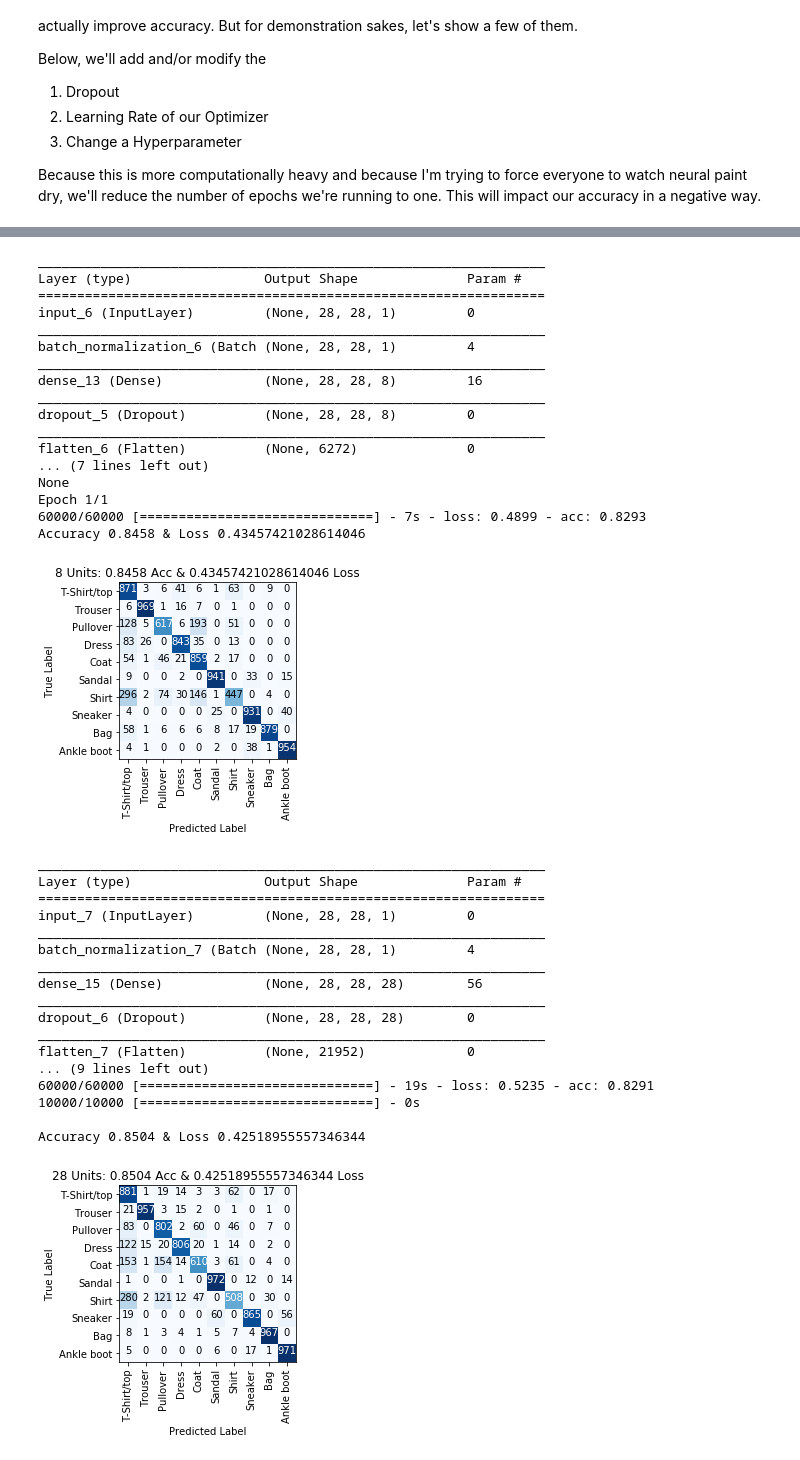
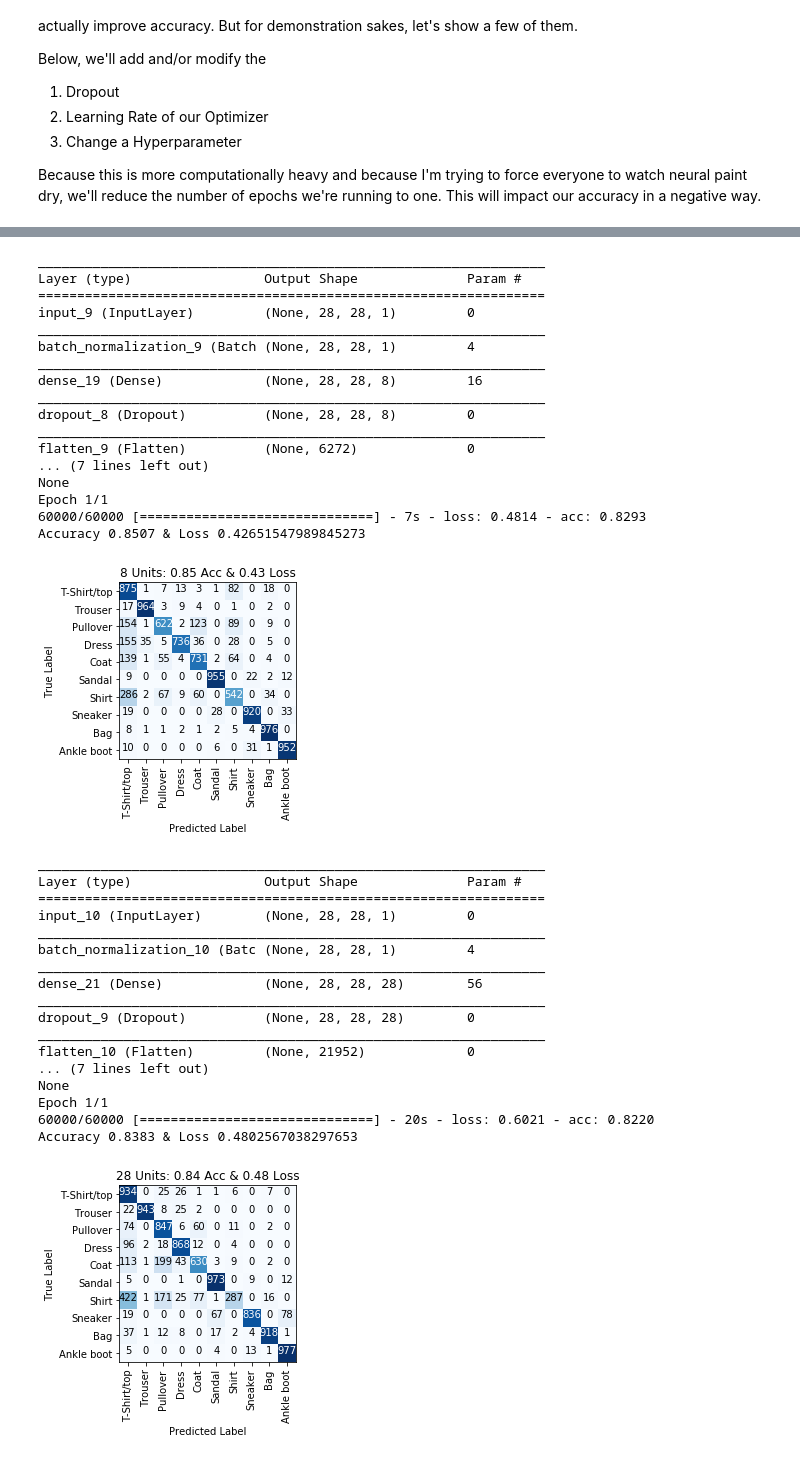
Before and after one commit to mwidjaja1/Neural-Network-Basics, a Jupyter notebook: Keras.ipynb, the cells around one changed output, grey strips where cells are left out. Saved outputs shown, nothing was run; the diff lists cells and outputs as text; code cells hidden in the pictures.

```diff
--- a/Keras.ipynb
+++ b/Keras.ipynb
@@ -390,56 +390,56 @@ This for loop below will let me test three 'Units'/'Dimensionality' values for t
 # %%
 model_params = set_params()
 
 # Setting Epochs to 1 to save time
 model_params['epoch'] = 1
 
 # Setting Hyperparameter for the Dense Units
 for unit in [8, 28, 128]:
     # Running & Fitting Model
     model_params['dense_1'] = unit
     model = two_neural(model_params)
     y_pred, metrics = fit_model(model, model_params, x_train, y_train, x_test, y_test)
 
     # Creating Confusiong Matrix
-    name = '{} Units: {} Acc & {} Loss'.format(unit, metrics['acc'], metrics['loss'])
+    name = '{} Units: {:.2f} Acc & {:.2f} Loss'.format(unit, metrics['acc'], metrics['loss'])
     conf_matrix(y_test, y_pred, classes_list, title=name)
 # %% [output]
 _________________________________________________________________
 Layer (type)                 Output Shape              Param #
 =================================================================
-input_6 (InputLayer)         (None, 28, 28, 1)         0
+input_9 (InputLayer)         (None, 28, 28, 1)         0
 _________________________________________________________________
-batch_normalization_6 (Batch (None, 28, 28, 1)         4
+batch_normalization_9 (Batch (None, 28, 28, 1)         4
 _________________________________________________________________
-dense_13 (Dense)             (None, 28, 28, 8)         16
+dense_19 (Dense)             (None, 28, 28, 8)         16
 _________________________________________________________________
-dropout_5 (Dropout)          (None, 28, 28, 8)         0
+dropout_8 (Dropout)          (None, 28, 28, 8)         0
 _________________________________________________________________
-flatten_6 (Flatten)          (None, 6272)              0
+flatten_9 (Flatten)          (None, 6272)              0
 ... (7 lines left out)
 None
 Epoch 1/1
-60000/60000 [==============================] - 7s - loss: 0.4899 - acc: 0.8293
-Accuracy 0.8458 & Loss 0.43457421028614046
+60000/60000 [==============================] - 7s - loss: 0.4814 - acc: 0.8293
+Accuracy 0.8507 & Loss 0.42651547989845273
-[figure, old version]
+[figure, new version]
 _________________________________________________________________
 Layer (type)                 Output Shape              Param #
 =================================================================
-input_7 (InputLayer)         (None, 28, 28, 1)         0
+input_10 (InputLayer)        (None, 28, 28, 1)         0
 _________________________________________________________________
-batch_normalization_7 (Batch (None, 28, 28, 1)         4
+batch_normalization_10 (Batc (None, 28, 28, 1)         4
 _________________________________________________________________
-dense_15 (Dense)             (None, 28, 28, 28)        56
+dense_21 (Dense)             (None, 28, 28, 28)        56
 _________________________________________________________________
-dropout_6 (Dropout)          (None, 28, 28, 28)        0
+dropout_9 (Dropout)          (None, 28, 28, 28)        0
 _________________________________________________________________
-flatten_7 (Flatten)          (None, 21952)             0
-... (9 lines left out)
-60000/60000 [==============================] - 19s - loss: 0.5235 - acc: 0.8291
-10000/10000 [==============================] - 0s
-
-Accuracy 0.8504 & Loss 0.42518955557346344
+flatten_10 (Flatten)         (None, 21952)             0
+... (7 lines left out)
+None
+Epoch 1/1
+60000/60000 [==============================] - 20s - loss: 0.6021 - acc: 0.8220
+Accuracy 0.8383 & Loss 0.4802567038297653
-[figure, old version]
+[figure, new version]
 _________________________________________________________________
 Layer (type)                 Output Shape              Param #
 =================================================================
```
Also changed, not shown: parts of 3 cells of this notebook, 1 other file.
